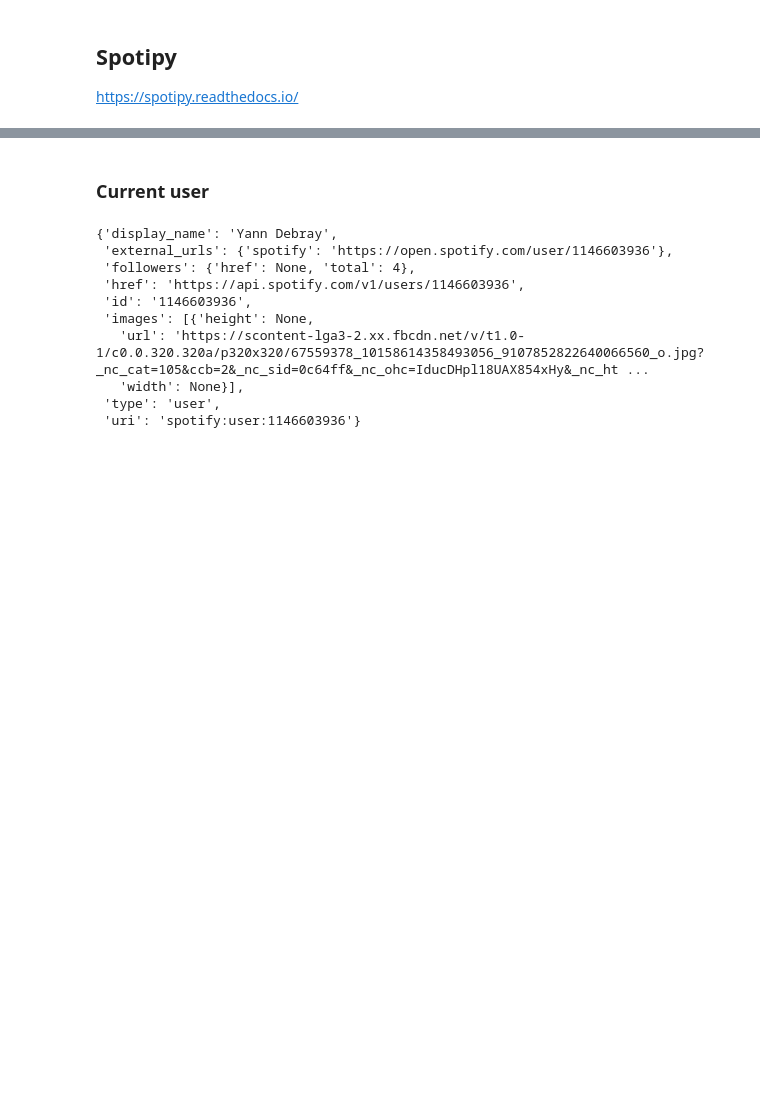
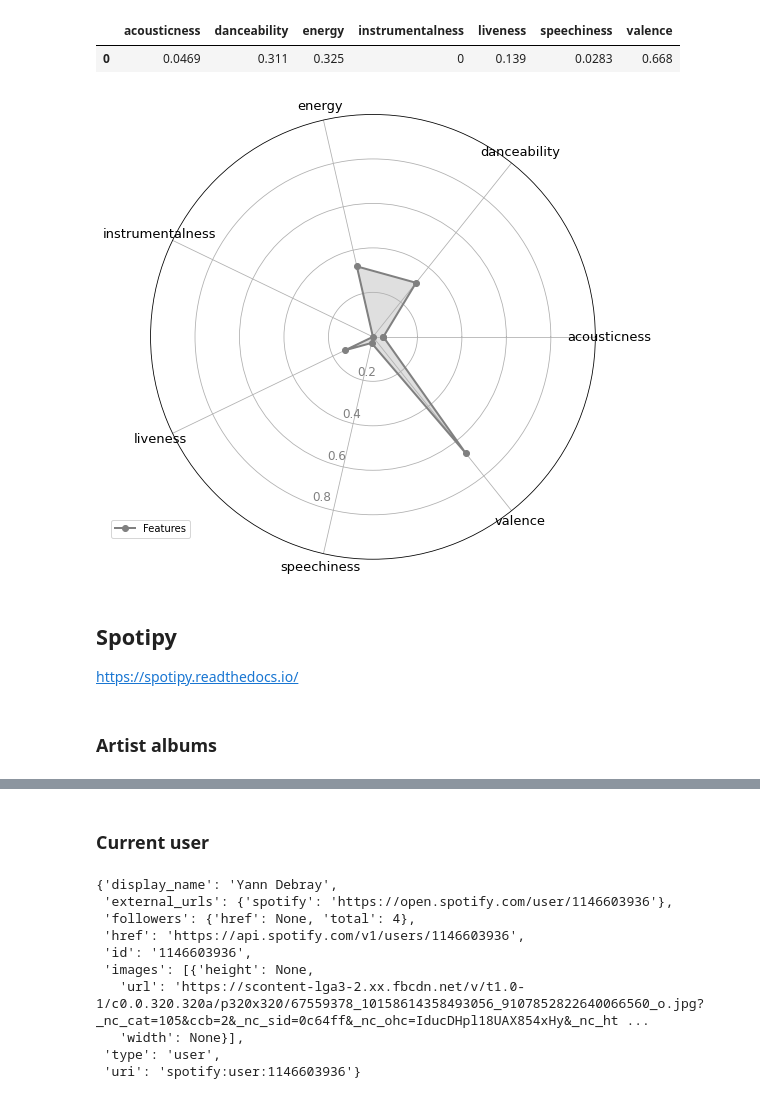
Before and after one commit to slevin48/music, a Jupyter notebook: spotifymusic.ipynb, the cells around one changed output, grey strips where cells are left out. Saved outputs shown, nothing was run; the diff lists cells and outputs as text; code cells hidden in the pictures; blank space fills up the shorter version.

```diff
--- a/spotifymusic.ipynb
+++ b/spotifymusic.ipynb
@@ -6,0 +43,3 @@
+# %%
+lucy_features = spotifyAPI.get_features(lucy_id,token)
+lucy_features
@@ -7,3 +65,16 @@
+# %%
+# df_features = spotifyAPI.parse_features(lucy_features)
+import pandas as pd
+df = pd.DataFrame(lucy_features, index=[0])
+df_features = df.loc[: ,['acousticness', 'danceability', 'energy', 'instrumentalness', 'liveness', 'speechiness', 'valence']]
+df_features
+# %% [output]
+|  | acousticness | danceability | energy | instrumentalness | liveness | speechiness | valence |
+| 0 | 0.0469 | 0.311 | 0.325 | 0 | 0.139 | 0.0283 | 0.668 |
+# %%
+spotifyAPI.feature_plot(df_features)
+# %% [output]
+[figure, added]
 # %% [markdown]
 ## Spotipy
 
@@ -20,3 +91,5 @@ from spotipy.oauth2 import SpotifyClientCredentials
 auth_manager = SpotifyClientCredentials()
 # %%
 sp = spotipy.Spotify(auth_manager = auth_manager)
+# %% [markdown]
+### Artist albums
```
Also changed, not shown: parts of 45 cells of this notebook, 6 other files.
